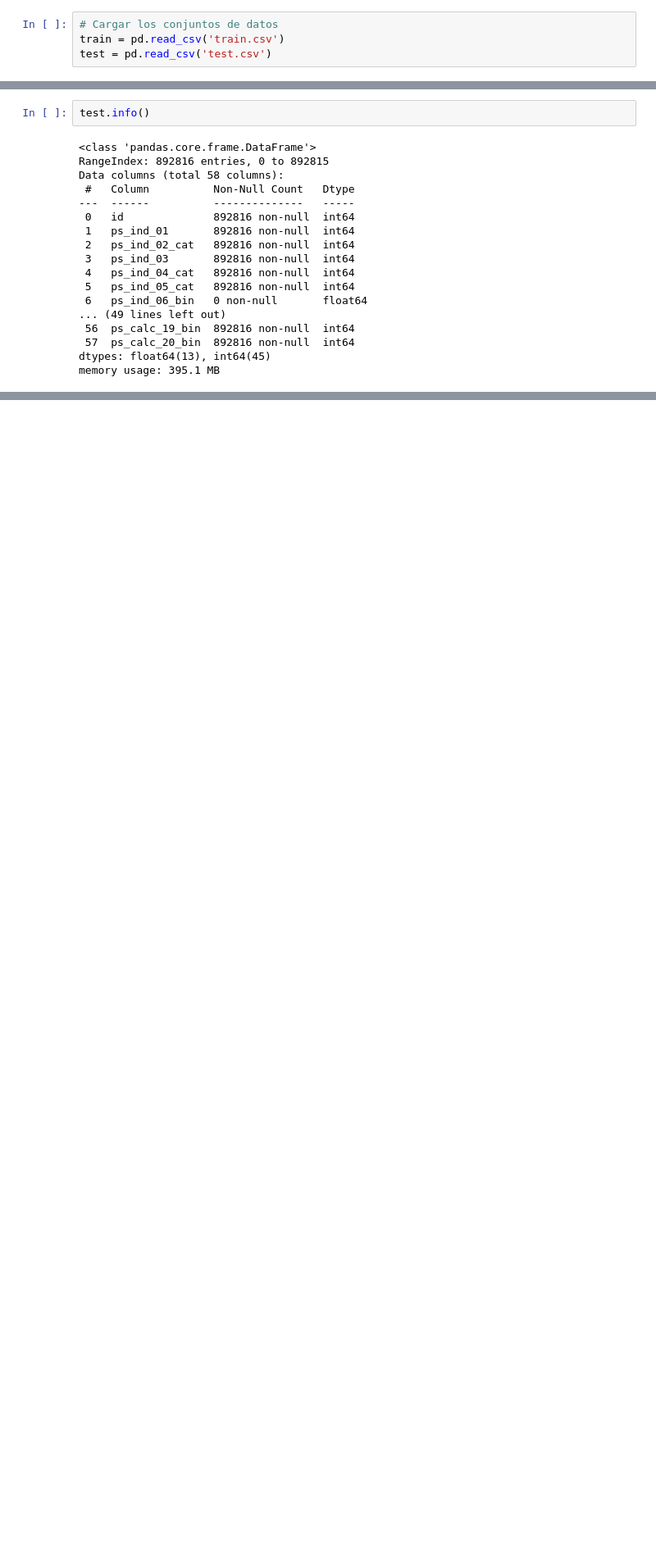
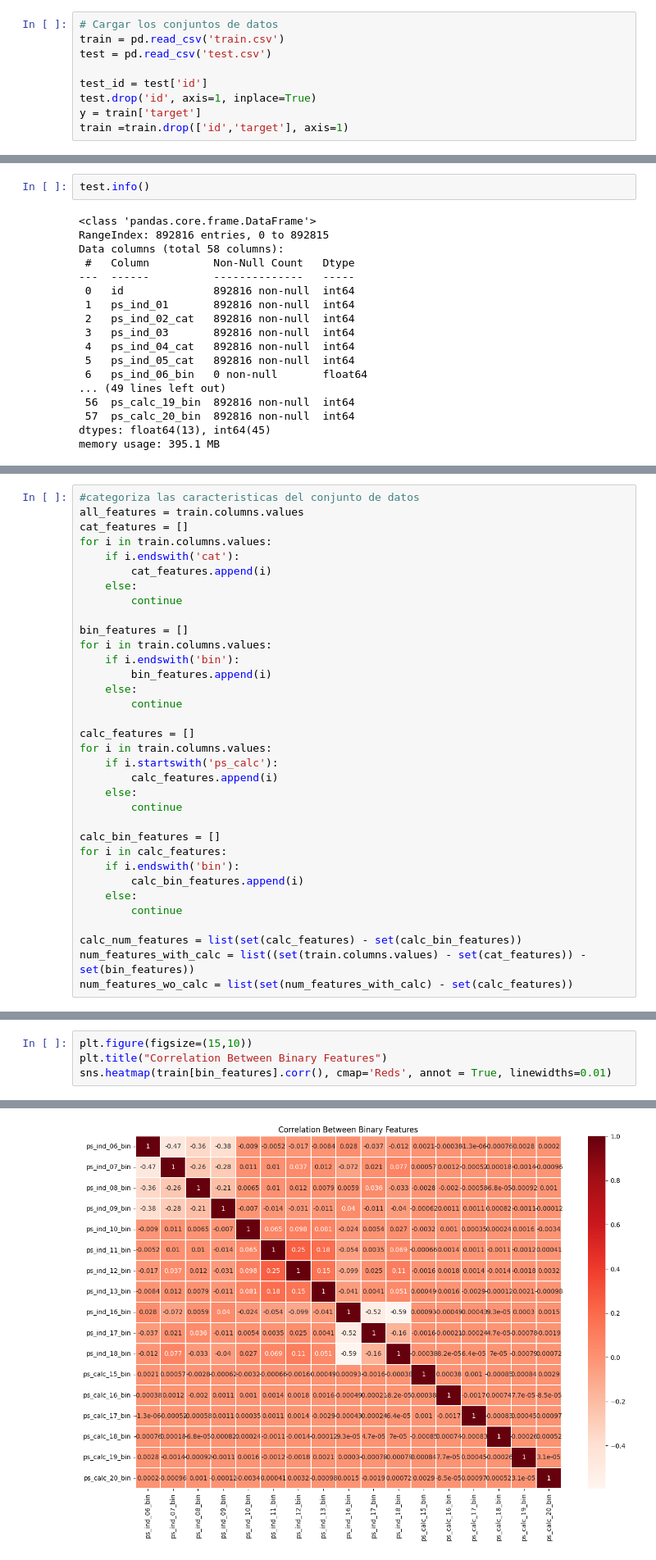
Before and after one commit to danielapavas/Porto_seguro_safe_driver_prediction, a Jupyter notebook: fase-1.ipynb, the cells around one changed output, grey strips where cells are left out. Shown at 82% size. Drawn from its saved outputs; the diff is of its cells as text; blank space fills up the shorter version.

```diff
--- a/fase-1.ipynb
+++ b/fase-1.ipynb
@@ -56,3 +77,8 @@ import matplotlib.pyplot as plt
 # Cargar los conjuntos de datos
 train = pd.read_csv('train.csv')
 test = pd.read_csv('test.csv')
+
+test_id = test['id']
+test.drop('id', axis=1, inplace=True)
+y = train['target']
+train =train.drop(['id','target'], axis=1)
@@ -137,0 +266,34 @@ memory usage: 395.1 MB
+# %%
+#categoriza las caracteristicas del conjunto de datos
+all_features = train.columns.values
+cat_features = []
+for i in train.columns.values:
+    if i.endswith('cat'):
+        cat_features.append(i)
+    else:
+        continue
+
+bin_features = []
+for i in train.columns.values:
+    if i.endswith('bin'):
+        bin_features.append(i)
+    else:
+        continue
+
+calc_features = []
+for i in train.columns.values:
+    if i.startswith('ps_calc'):
+        calc_features.append(i)
+    else:
+        continue
+
+calc_bin_features = []
+for i in calc_features:
+    if i.endswith('bin'):
+        calc_bin_features.append(i)
+    else:
+        continue
+
+calc_num_features = list(set(calc_features) - set(calc_bin_features))
+num_features_with_calc = list((set(train.columns.values) - set(cat_features)) - set(bin_features))
+num_features_wo_calc = list(set(num_features_with_calc) - set(calc_features))
@@ -137,0 +302,5 @@ memory usage: 395.1 MB
+# %%
+plt.figure(figsize=(15,10))
+plt.title("Correlation Between Binary Features")
+sns.heatmap(train[bin_features].corr(), cmap='Reds', annot = True, linewidths=0.01)
+# %% [output]
@@ -137,0 +308 @@ memory usage: 395.1 MB
+[figure, added]
```
Also changed, not shown: parts of 79 cells of this notebook.
